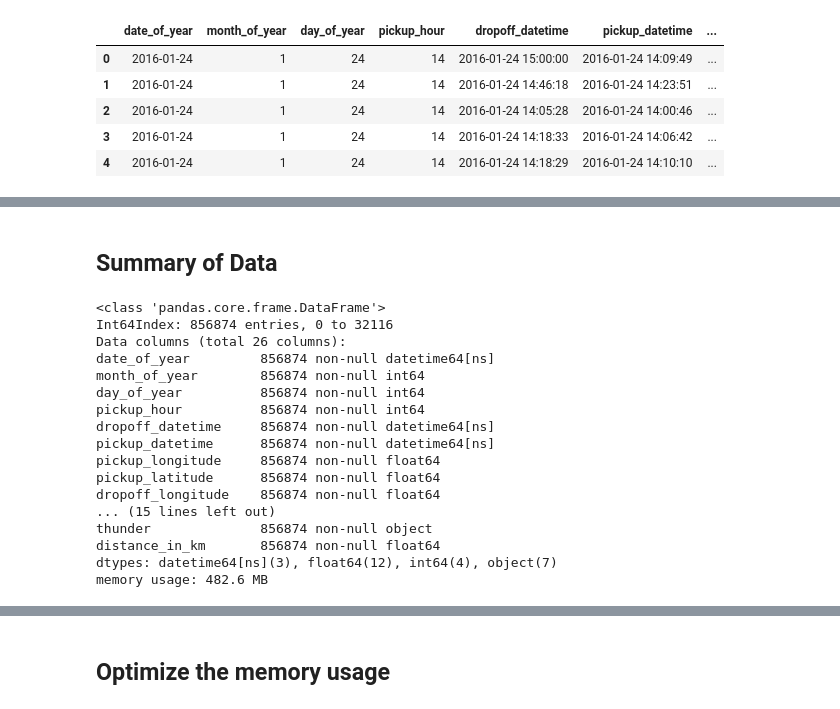
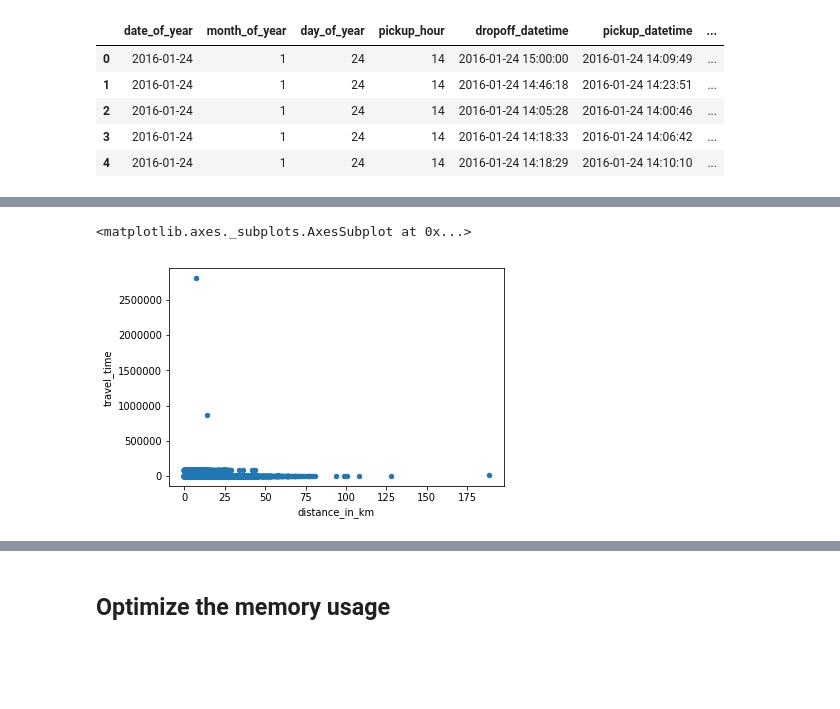
Before and after one commit to Jay4869/NYC-Taxi-FHV-Project, a Jupyter notebook: sample of project.ipynb, the cells around one changed output, grey strips where cells are left out. Cells and saved outputs as stored; diff of their text form; code cells hidden in the pictures; blank space fills up the shorter version.

```diff
--- a/sample of project.ipynb
+++ b/sample of project.ipynb
@@ -83,26 +116,8 @@ a = np.sin(dlat / 2)**2 + np.cos(data['pickup_latitude']) * np.cos(data['dropoff
 c = 2 * np.arctan2(np.sqrt(a), np.sqrt(1-a))
 
 data['distance_in_km'] = R*c
-# %% [markdown]
-## Summary of Data
-# %%
-# Return high level information about data
-data.info(memory_usage = 'deep')
-# %% [output]
-<class 'pandas.core.frame.DataFrame'>
-Int64Index: 856874 entries, 0 to 32116
-Data columns (total 26 columns):
-date_of_year         856874 non-null datetime64[ns]
-month_of_year        856874 non-null int64
-day_of_year          856874 non-null int64
-pickup_hour          856874 non-null int64
-dropoff_datetime     856874 non-null datetime64[ns]
-pickup_datetime      856874 non-null datetime64[ns]
-pickup_longitude     856874 non-null float64
-pickup_latitude      856874 non-null float64
-dropoff_longitude    856874 non-null float64
-... (15 lines left out)
-thunder              856874 non-null object
-distance_in_km       856874 non-null float64
-dtypes: datetime64[ns](3), float64(12), int64(4), object(7)
-memory usage: 482.6 MB
+# %%
+data.plot(x='distance_in_km',y='travel_time',kind='scatter')
+# %% [output]
+<matplotlib.axes._subplots.AxesSubplot at 0x...>
+[figure, added]
```
Also changed, not shown: parts of 13 cells of this notebook.
